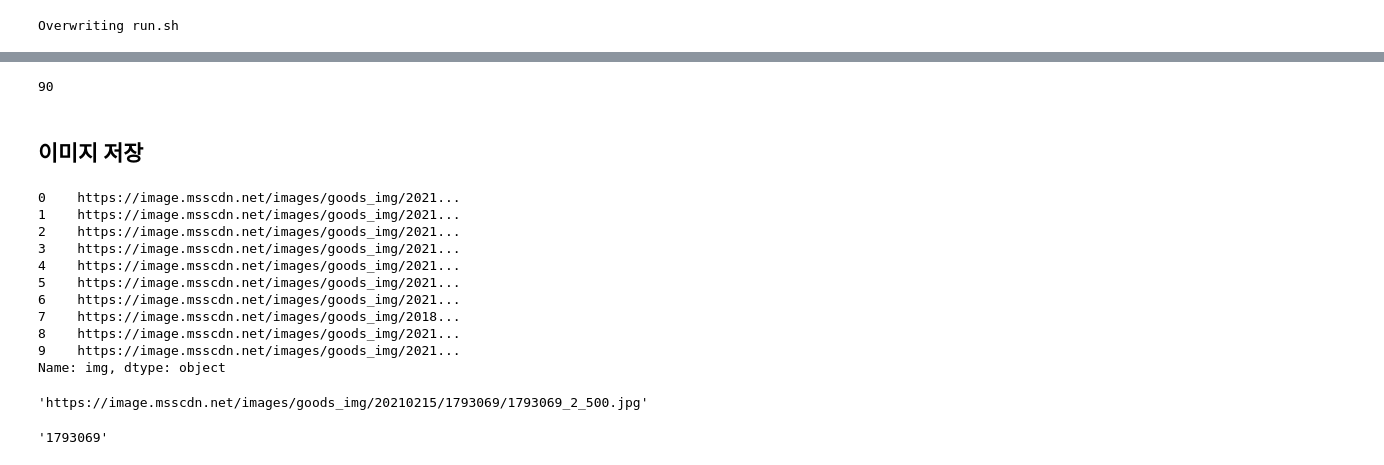
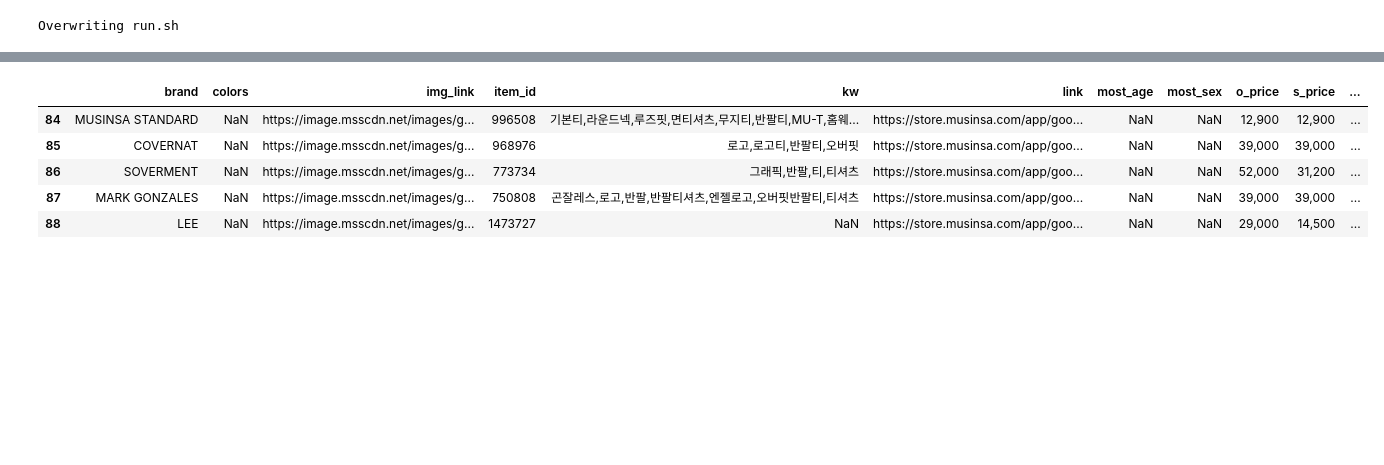
Before and after one commit to dockyum/mymusinsa-dss, a Jupyter notebook: mss-crawler-top.ipynb, the cells around one changed output, grey strips where cells are left out. Cells and saved outputs as stored; diff of their text form; code cells hidden in the pictures; blank space fills up the shorter version.

```diff
--- a/mss-crawler-top.ipynb
+++ b/mss-crawler-top.ipynb
@@ -289,4 +516,9 @@ Overwriting run.sh
 # %%
-len(pd.read_csv('./musinsa/datas/top.csv'))
+pd.read_csv('./musinsa/datas/top_a.csv').tail()
 # %% [output]
-90
+|  | brand | colors | img_link | item_id | kw | link | most_age | most_sex | o_price | s_price | ... |
+| 84 | MUSINSA STANDARD | NaN | https://image.msscdn.net/images/g... | 996508 | 기본티,라운드넥,루즈핏,면티셔츠,무지티,반팔티,MU-T,홈웨... | https://store.musinsa.com/app/goo... | NaN | NaN | 12,900 | 12,900 | ... |
+| 85 | COVERNAT | NaN | https://image.msscdn.net/images/g... | 968976 | 로고,로고티,반팔티,오버핏 | https://store.musinsa.com/app/goo... | NaN | NaN | 39,000 | 39,000 | ... |
+| 86 | SOVERMENT | NaN | https://image.msscdn.net/images/g... | 773734 | 그래픽,반팔,티,티셔츠 | https://store.musinsa.com/app/goo... | NaN | NaN | 52,000 | 31,200 | ... |
+| 87 | MARK GONZALES | NaN | https://image.msscdn.net/images/g... | 750808 | 곤잘레스,로고,반팔,반팔티셔츠,엔젤로고,오버핏반팔티,티셔츠 | https://store.musinsa.com/app/goo... | NaN | NaN | 39,000 | 39,000 | ... |
+| 88 | LEE | NaN | https://image.msscdn.net/images/g... | 1473727 | NaN | https://store.musinsa.com/app/goo... | NaN | NaN | 29,000 | 14,500 | ... |
@@ -295,24 +524,0 @@ len(pd.read_csv('./musinsa/datas/top.csv'))
-# %% [markdown]
-## 이미지 저장
-# %%
-test['img'].head(10)
-# %% [output]
-0    https://image.msscdn.net/images/goods_img/2021...
-1    https://image.msscdn.net/images/goods_img/2021...
-2    https://image.msscdn.net/images/goods_img/2021...
-3    https://image.msscdn.net/images/goods_img/2021...
-4    https://image.msscdn.net/images/goods_img/2021...
-5    https://image.msscdn.net/images/goods_img/2021...
-6    https://image.msscdn.net/images/goods_img/2021...
-7    https://image.msscdn.net/images/goods_img/2018...
-8    https://image.msscdn.net/images/goods_img/2021...
-9    https://image.msscdn.net/images/goods_img/2021...
-Name: img, dtype: object
-# %%
-test['img'][0]
-# %% [output]
-'https://image.msscdn.net/images/goods_img/20210215/1793069/1793069_2_500.jpg'
-# %%
-test['link'][0].split('/')[5]
-# %% [output]
-'1793069'
```
Also changed, not shown: parts of 54 cells of this notebook, 3 other files.
